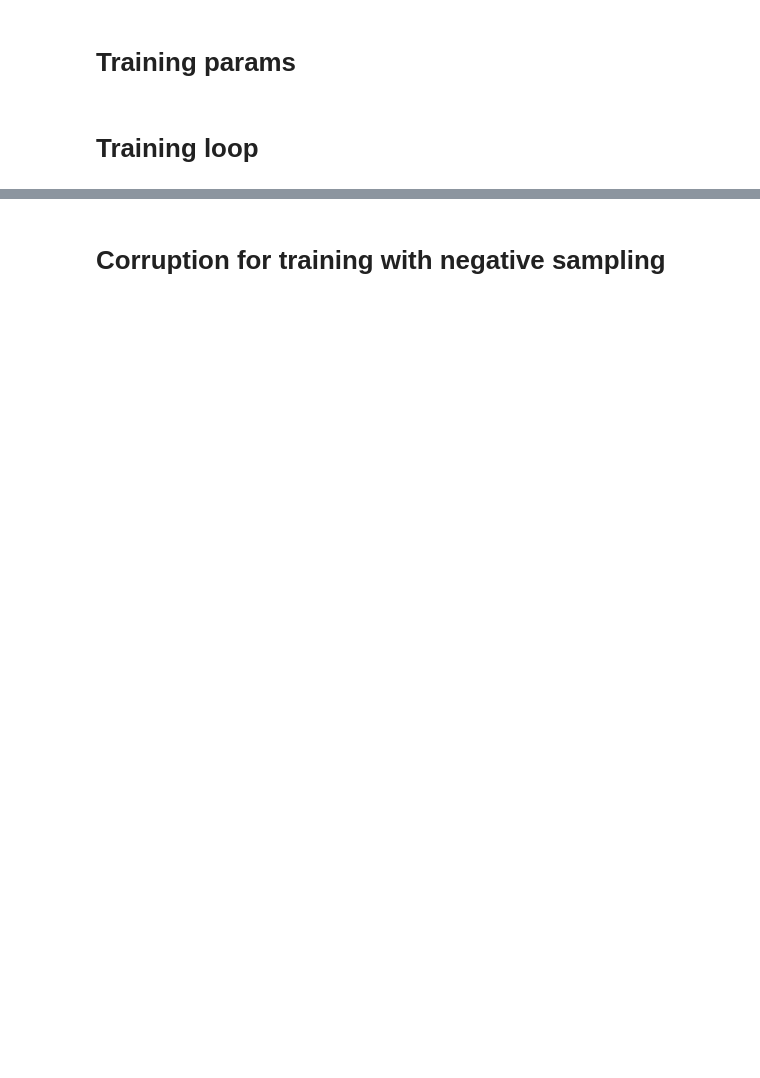
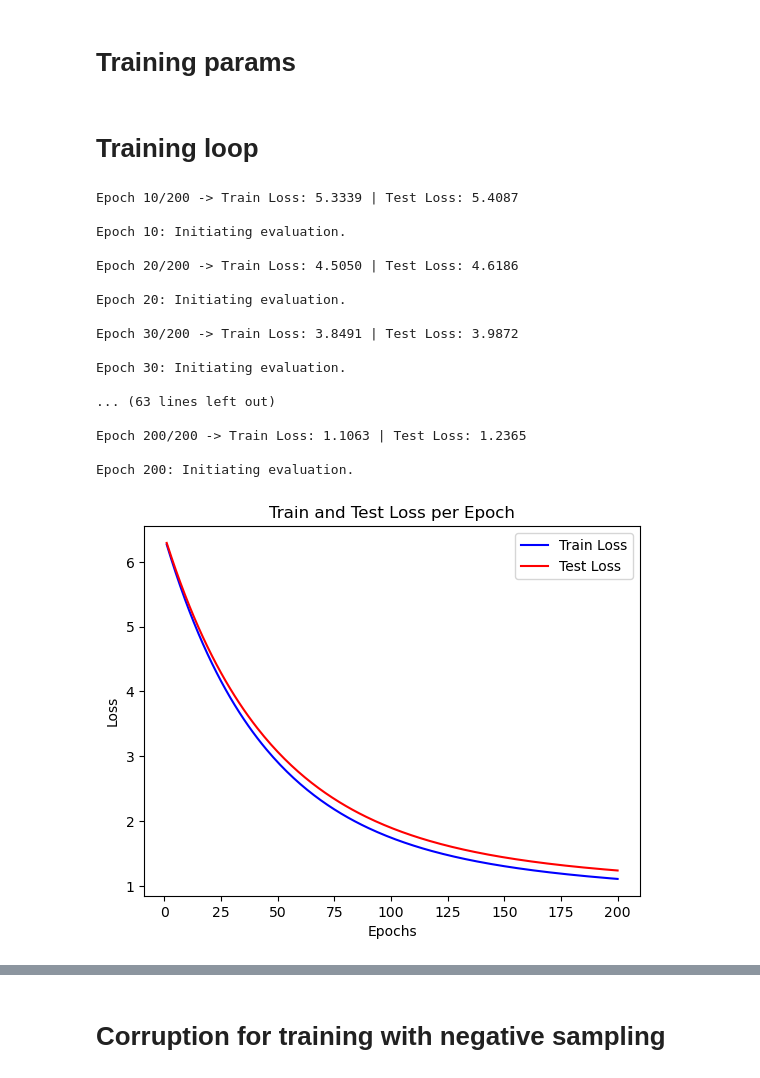
Before and after one commit to victorlacerdab/ELH-Implementation, a Jupyter notebook: main copy.ipynb, the cells around one changed output, grey strips where cells are left out. Cells and saved outputs as stored; diff of their text form; code cells hidden in the pictures; blank space fills up the shorter version.

```diff
--- a/main copy.ipynb
+++ b/main copy.ipynb
@@ -1012,10 +1068,11 @@ def get_hits_at_k_concept_assertions(model,
                 outputs1, outputs2 = model(eval_sample) # out1 = Concept parameter, out2 = Individual parameter
 
                 if centroid_score == False:
-                    assertion_score = torch.dist(outputs1, outputs2, p=2)
+                    assertion_score = torch.dist(outputs1, outputs2, p=2) + torch.dist(outputs2, torch.tensor(GeometricInterpretation.concept_geointerps_dict[idx_to_concept_vocab[int(concept_idx)]].centroid), p=2)
+
                 else:
                     print(int(concept_idx))
-                    assertion_score = torch.dist(torch.tensor(GeometricInterpretation.concept_geointerps_dict[idx_to_concept_vocab[int(concept_idx)]].centroid), outputs2, p=2) # Spaghetti, Italians should be proud of my code BUGGED DO NOT USE
+                    assertion_score = torch.dist(torch.tensor(GeometricInterpretation.concept_geointerps_dict[idx_to_concept_vocab[int(concept_idx)]].centroid), outputs2, p=2)
 
                 assertion_scores.append((torch.tensor([concept_idx, entity_idx]), assertion_score.item()))
 
@@ -1096,7 +1153,7 @@ def get_hits_at_k_role_assertions(model,
                     eval_sample = torch.tensor([head_entity_idx, role_entity_idx, tail_entity_idx]).unsqueeze(0)
                     outputs1, outputs2 = model(eval_sample)
                     if centroid_score == False:
-                        assertion_score = torch.dist(outputs1, outputs2, p=2)
+                        assertion_score = torch.dist(outputs1, outputs2, p=2) + torch.dist(outputs2, torch.tensor(GeometricInterpretation.role_geointerps_dict[idx_to_role_vocab[int(role_entity_idx)]].centroid), p = 2)
                     else:
                         pass
 
@@ -1268,6 +1328,7 @@ def train_model(model,
                 idx_to_concept: dict, concept_to_idx: dict,
                 idx_to_role: dict, role_to_idx: dict,
                 centroid_score = False, alt_training = True,
+                plot_loss_flag = True
                 ):
 
     train_loss_list = []
@@ -1292,25 +1353,19 @@ def train_model(model,
         if epoch % eval_freq == 0:
             print(f'Epoch {epoch}: Initiating evaluation. \n')
 
-            test_hak_concept = get_hits_at_k_concept_assertions(model, test_concept_dset, test_role_dset, entity_to_idx, idx_to_entity, idx_to_concept, role_to_idx, centroid_score)
+            test_hak_concept = get_hits_at_k_concept_assertions(model, test_concept_dset, test_role_dset, entity_to_idx, idx_to_entity, idx_to_concept, idx_to_role, centroid_score)
             test_hits_at_k_concept.append(test_hak_concept)
 
             if eval_train == True:
-                train_hak_concept = get_hits_at_k_concept_assertions(model, train_concept_dset, train_role_dset, entity_to_idx, idx_to_entity, idx_to_concept, role_to_idx, centroid_score)
+                train_hak_concept = get_hits_at_k_concept_assertions(model, train_concept_dset, train_role_dset, entity_to_idx, idx_to_entity, idx_to_concept, idx_to_role, centroid_score)
                 train_hits_at_k_concept.append(train_hak_concept)
 
-            try:
-                test_hak_role = get_hits_at_k_role_assertions(model, test_concept_dset, test_role_dset, entity_to_idx, idx_to_entity, idx_to_concept, role_to_idx, centroid_score)
-                test_hits_at_k_role.append(test_hak_role)
-            except:
-                pass
+            test_hak_role = get_hits_at_k_role_assertions(model, test_concept_dset, test_role_dset, entity_to_idx, idx_to_entity, idx_to_concept, idx_to_role, centroid_score)
+            test_hits_at_k_role.append(test_hak_role)
 
             if eval_train == True:
-                try:
-                    train_hak_role = get_hits_at_k_role_assertions(model, train_concept_dset, train_role_dset, entity_to_idx, idx_to_entity, idx_to_concept, role_to_idx, centroid_score)
-                    train_hits_at_k_role.append(train_hak_role)
-                except:
-                    pass
+                train_hak_role = get_hits_at_k_role_assertions(model, train_concept_dset, train_role_dset, entity_to_idx, idx_to_entity, idx_to_concept, idx_to_role, centroid_score)
+                train_hits_at_k_role.append(train_hak_role)
 
     plot_loss(train_loss_list, test_loss_list, num_epochs)
 
@@ -1318,20 +1373,21 @@ def train_model(model,
 # %%
 model_list = []
 # %%
-torch.manual_seed(1)
+torch.manual_seed(269)
 
 CENTROID_SCORE = False # When set to True, model scores assertion w.r.t distance to the centroid instead of to the moving parameter for concepts/roles
 LR = 0.001
-PHI = 0
-EMB_DIM = 12
-EPOCHS = 10000
-LOG_EPOCH = 100
-EVAL_FREQ = 1
+PHI = 0.0
+EMB_DIM = 465
+EPOCHS = 200
+LOG_EPOCH = 10
+EVAL_FREQ = 10
 EVAL_TEST = False
 ALT_TRAIN = False
 ENTITY_CENTROID_INIT = False
 CONCEPT_CENTROID_INIT = False
 ROLE_CENTROID_INIT = False
+PLOT_LOSS = True
 
 loss_fn = nn.MSELoss()
 
@@ -1348,10 +1403,32 @@ dist
 # %%
 train_loss_list, test_loss_list, train_hits_at_k_concept, test_hits_at_k_concept, train_hits_at_k_role, test_hits_at_k_role, = train_model(model,
                                                                                                                                            train_ConceptDataLoader, train_RoleDataLoader, test_ConceptDataLoader, test_RoleDataLoader,
                                                                                                                                            trainConceptDataset, testConceptDataset, trainRoleDataset, testRoleDataset,
                                                                                                                                            EPOCHS, LOG_EPOCH, EVAL_FREQ, EVAL_TEST, loss_fn, optimizer,
                                                                                                                                            idx_to_entity_vocab, entity_to_idx_vocab,
                                                                                                                                            idx_to_concept_vocab, concept_to_idx_vocab,
                                                                                                                                            idx_to_role_vocab, role_to_idx_vocab,
-                                                                                                                                           CENTROID_SCORE, ALT_TRAIN
+                                                                                                                                           CENTROID_SCORE, ALT_TRAIN, PLOT_LOSS
                                                                                                                                            )
+
+model_list.append(save_model(CENTROID_SCORE, LR, PHI, EMB_DIM, EPOCHS, LOG_EPOCH, EVAL_FREQ, EVAL_TEST, ALT_TRAIN, ENTITY_CENTROID_INIT, CONCEPT_CENTROID_INIT, ROLE_CENTROID_INIT,
+                             loss_fn, model, optimizer, train_loss_list, test_loss_list, train_hits_at_k_concept, test_hits_at_k_concept, train_hits_at_k_role, test_hits_at_k_role))
+# %% [output]
+Epoch 10/200 -> Train Loss: 5.3339 | Test Loss: 5.4087
+
+Epoch 10: Initiating evaluation.
+
+Epoch 20/200 -> Train Loss: 4.5050 | Test Loss: 4.6186
+
+Epoch 20: Initiating evaluation.
+
+Epoch 30/200 -> Train Loss: 3.8491 | Test Loss: 3.9872
+
+Epoch 30: Initiating evaluation.
+
+... (63 lines left out)
+
+Epoch 200/200 -> Train Loss: 1.1063 | Test Loss: 1.2365
+
+Epoch 200: Initiating evaluation.
+[figure, added]
```
Also changed, not shown: parts of 22 cells of this notebook, 2 other files.
